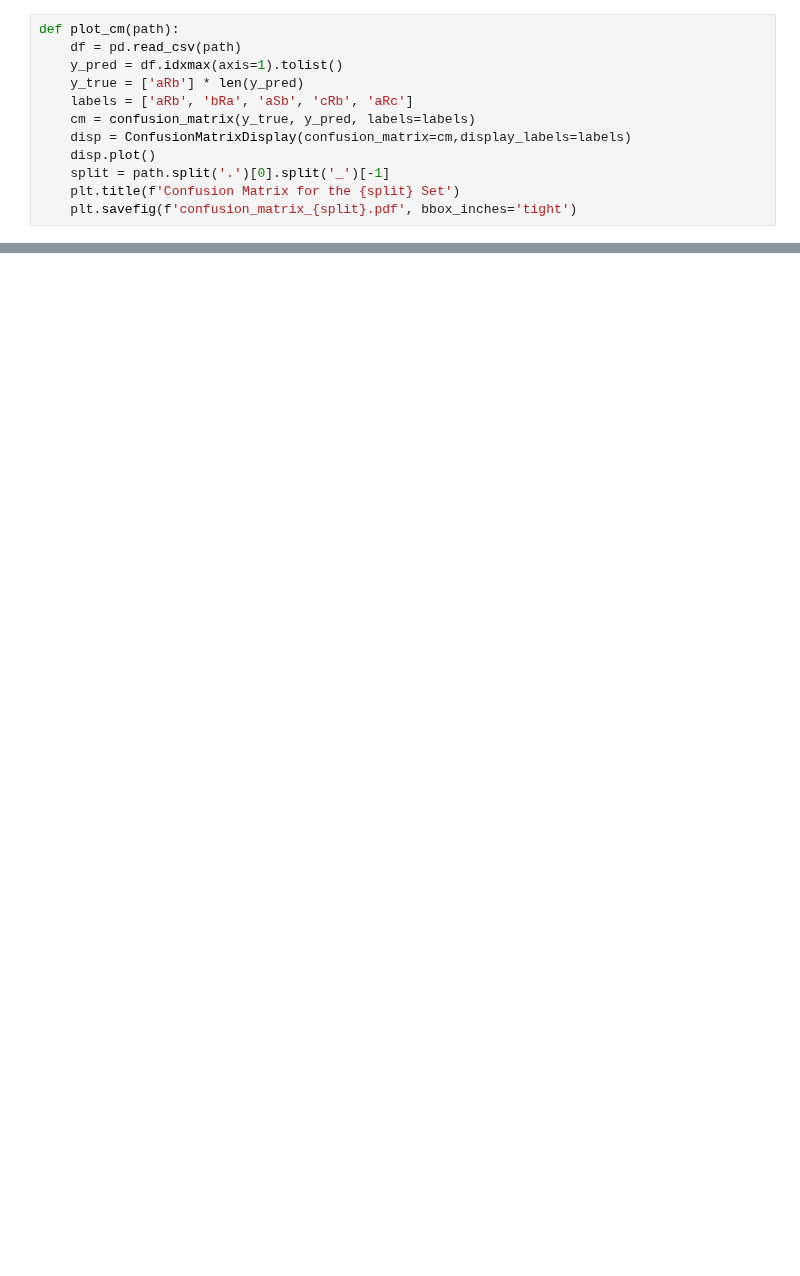
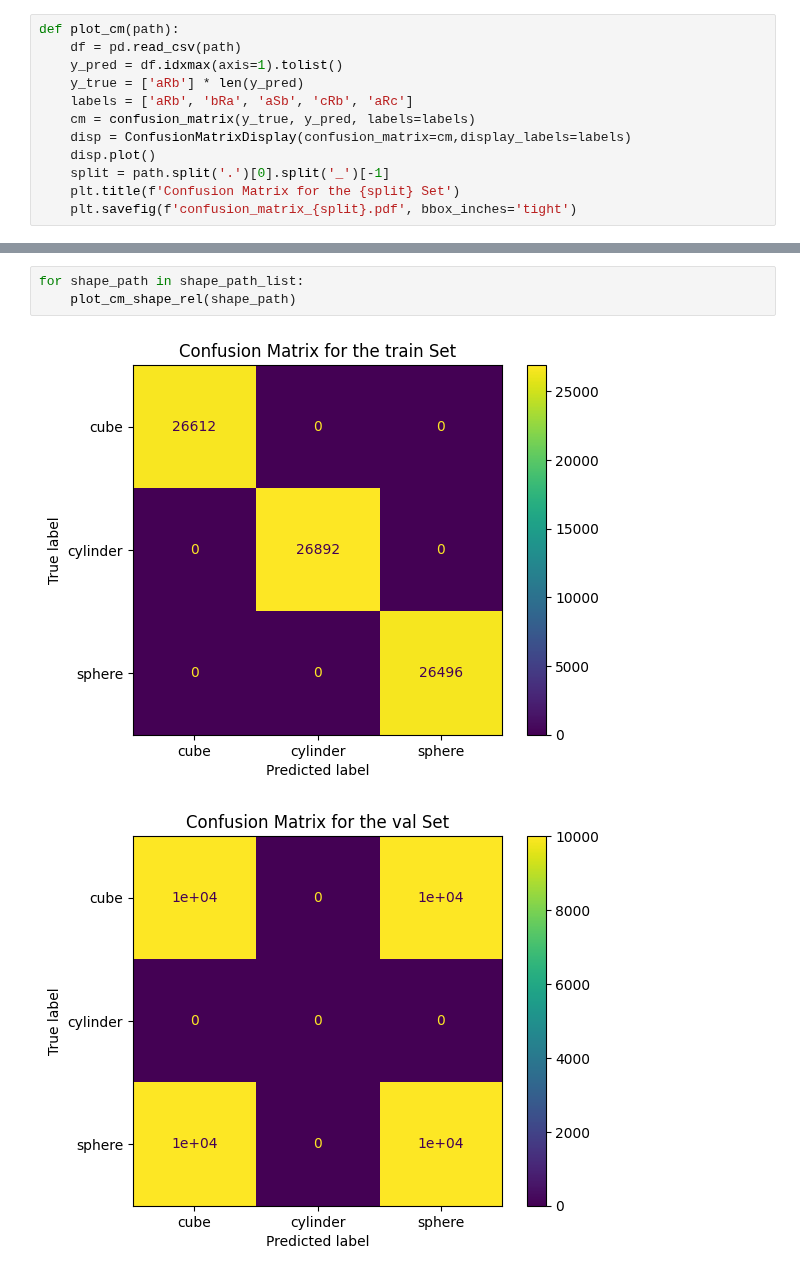
Before and after one commit to karry-z/clip-binding, a Jupyter notebook: confusion_matrix.ipynb, the cells around one changed output, grey strips where cells are left out. Drawn from its saved outputs; the diff is of its cells as text; blank space fills up the shorter version.

```diff
--- a/confusion_matrix.ipynb
+++ b/confusion_matrix.ipynb
@@ -26,0 +51,6 @@ for path in path_list:
+# %%
+for shape_path in shape_path_list:
+    plot_cm_shape_rel(shape_path)
+# %% [output]
+[figure, added]
+[figure, added]
```
Also changed, not shown: parts of 7 cells of this notebook, 1 other file.
